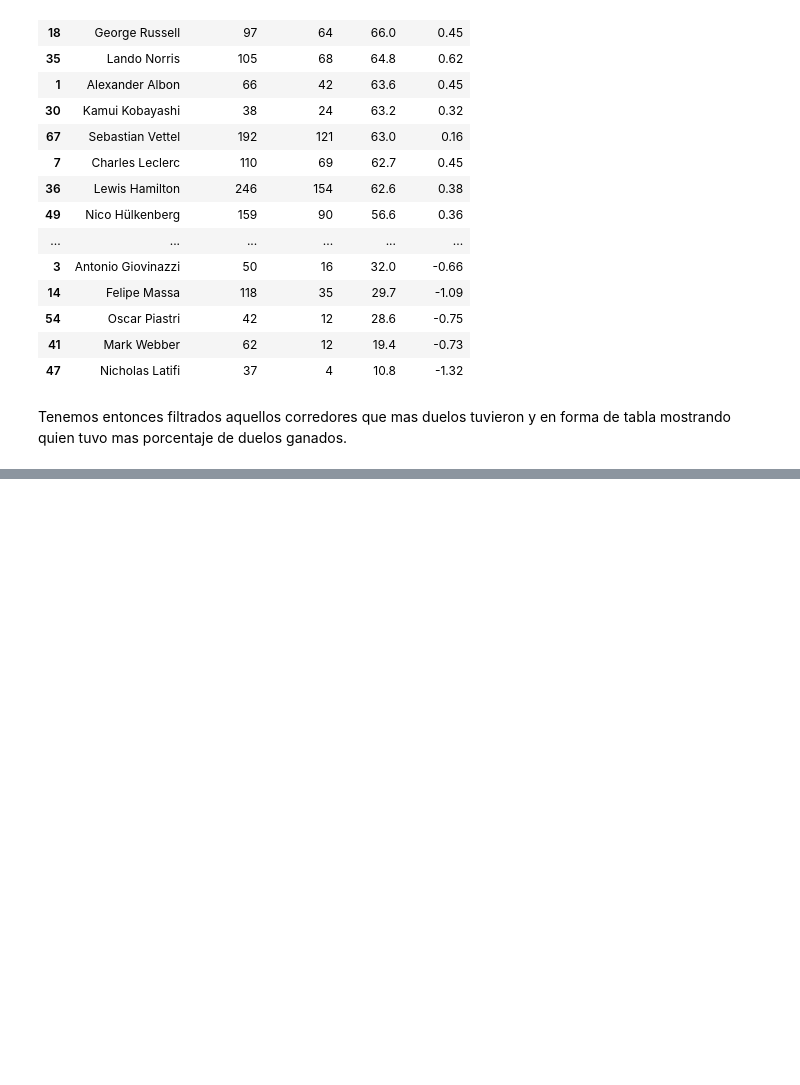
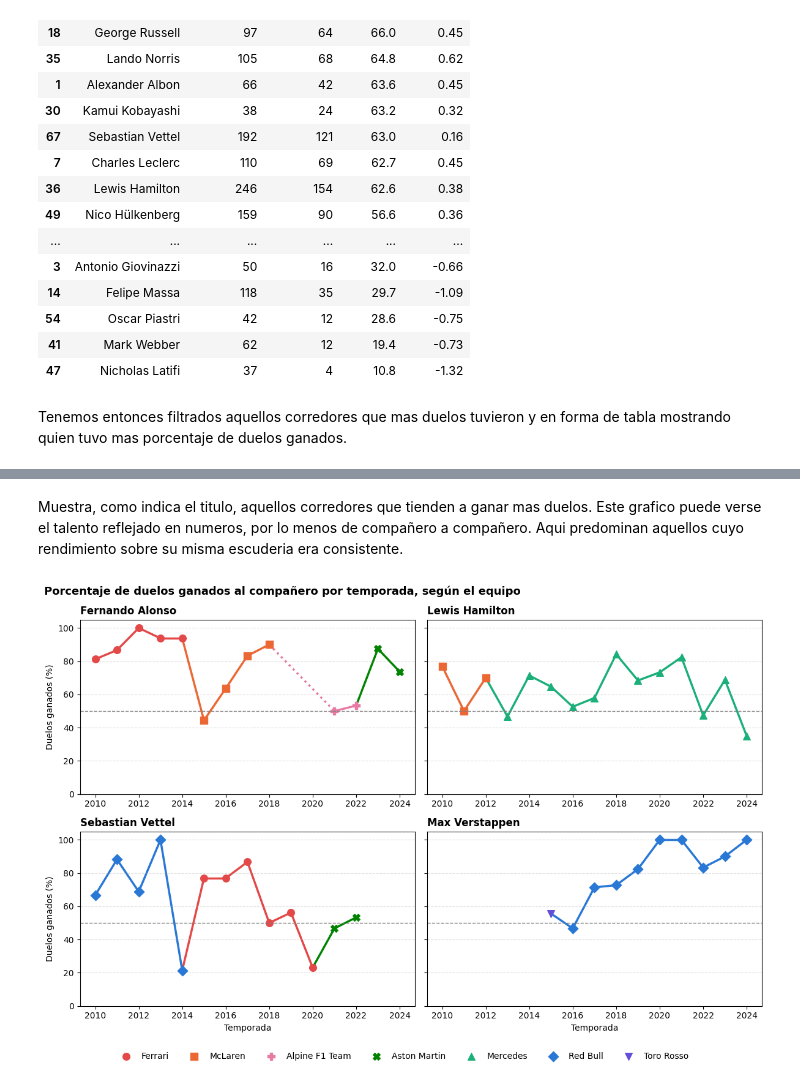
Before and after one commit to Joaquin-Lobato-Adinolfi/TP_LMC_F1_Analysis, a Jupyter notebook: TP_LMC_F1_Analysis.ipynb, the cells around one changed output, grey strips where cells are left out. Drawn from its saved outputs; the diff is of its cells as text; code cells hidden in the pictures; blank space fills up the shorter version.

```diff
--- a/TP_LMC_F1_Analysis.ipynb
+++ b/TP_LMC_F1_Analysis.ipynb
@@ -1364,3 +1393,16 @@ duelos_filtrados
 | 47 | Nicholas Latifi | 37 | 4 | 10.8 | -1.32 |
 # %% [markdown]
 Tenemos entonces filtrados aquellos corredores que mas duelos tuvieron y en forma de tabla mostrando quien tuvo mas porcentaje de duelos ganados.
+# %%
+duelos_pilotos_year = (pares_finalizados
+                  .groupby(['year', 'driverName', 'constructorName'])
+                  .agg(total_duels=('won_duel', 'size'),
+                       won_duels=('won_duel', 'sum'),
+                       pct_won=('won_duel', 'mean'),
+                       mean_dif=("driver_measure", 'mean'))
+                  .reset_index())
+
+duelos_pilotos_year['pct_won'] = (duelos_pilotos_year['pct_won'] * 100).round(1)
+duelos_pilotos_year['mean_dif'] = duelos_pilotos_year['mean_dif'].round(2)
+
+duelos_pilotos_year.sort_values('year', ascending=False)
@@ -1366,0 +1425,3 @@ Tenemos entonces filtrados aquellos corredores que mas duelos tuvieron y en form
+# %%
+duelos_final = duelos_pilotos_year[duelos_pilotos_year['driverName'].isin(duelos_filtrados['driverName'])]
+duelos_final
@@ -1366,0 +1787,64 @@ Tenemos entonces filtrados aquellos corredores que mas duelos tuvieron y en form
+# %% [markdown]
+Muestra, como indica el titulo, aquellos corredores que tienden a ganar mas duelos. Este grafico puede verse el talento reflejado en numeros, por lo menos de compañero a compañero. Aqui predominan aquellos cuyo rendimiento sobre su misma escuderia era consistente.
+# %%
+pilotos = ['Fernando Alonso', 'Lewis Hamilton', 'Sebastian Vettel', 'Max Verstappen']
+
+# Un color y un marcador fijos por equipo, iguales en todos los recuadros
+colores_equipo = {'Ferrari': '#e34948', 'McLaren': '#eb6834', 'Mercedes': '#1baf7a',
+                  'Red Bull': '#2a78d6', 'Toro Rosso': '#6250d6',
+                  'Alpine F1 Team': '#e87ba4', 'Aston Martin': '#008300'}
+marcadores_equipo = {'Ferrari': 'o', 'McLaren': 's', 'Mercedes': '^', 'Red Bull': 'D',
+                     'Toro Rosso': 'v', 'Alpine F1 Team': 'P', 'Aston Martin': 'X'}
+
+fig, axes = plt.subplots(2, 2, figsize=(12, 8), sharex=True, sharey=True)
+
+for ax, piloto in zip(axes.flatten(), pilotos):
+    # Temporadas del piloto, con al menos 5 duelos en ese equipo
+    d = duelos_final[(duelos_final['driverName'] == piloto) &
+                     (duelos_final['total_duels'] >= 5)].sort_values('year').reset_index(drop=True)
+
+    # Línea tramo por tramo: cada tramo toma el color del equipo del año al que llega
+    for i in range(1, len(d)):
+        anterior = d.iloc[i - 1]
+        actual = d.iloc[i]
+        estilo = '-' if actual['year'] - anterior['year'] == 1 else ':'   # punteado si faltan años
+        ax.plot([anterior['year'], actual['year']], [anterior['pct_won'], actual['pct_won']],
+                color=colores_equipo[actual['constructorName']], linestyle=estilo,
+                linewidth=2.5, zorder=1)
+
+    # Encima, los puntos de cada equipo con su color y marcador
+    for equipo in d['constructorName'].unique():
+        tramo = d[d['constructorName'] == equipo]
+        ax.scatter(tramo['year'], tramo['pct_won'], color=colores_equipo[equipo],
+                   marker=marcadores_equipo[equipo], s=70, label=equipo, zorder=2)
+
+    # Referencia: 50% = empate con el compañero
+    ax.axhline(50, color='gray', linestyle='--', linewidth=1)
+
+    ax.set_title(piloto, loc='left', fontweight='bold')
+    ax.set_ylim(0, 105)
+    ax.set_xticks(range(2010, 2025, 2))
+    ax.tick_params(labelbottom=True)   # muestra los años también en los recuadros de arriba
+    ax.grid(axis='y', linestyle='--', alpha=0.4)
+
+for ax in axes[1]:
+    ax.set_xlabel('Temporada')
+for ax in axes[:, 0]:
+    ax.set_ylabel('Duelos ganados (%)')
+
+# Una sola leyenda para todo el gráfico, con todos los equipos sin repetir
+handles, labels = [], []
+for ax in axes.flatten():
+    for h, l in zip(*ax.get_legend_handles_labels()):
+        if l not in labels:
+            handles.append(h)
+            labels.append(l)
+fig.legend(handles, labels, loc='lower center', ncol=len(labels), frameon=False)
+
+fig.suptitle('Porcentaje de duelos ganados al compañero por temporada, según el equipo',
+             x=0.01, ha='left', fontsize=13, fontweight='bold')
+plt.tight_layout(rect=[0, 0.05, 1, 1])   # deja lugar abajo para la leyenda
+plt.savefig('grafico_3_talento_sostenido.png', dpi=150, bbox_inches='tight')
+plt.show()
+# %% [output]
+[figure, added]
```
Also changed, not shown: parts of 70 cells of this notebook.
